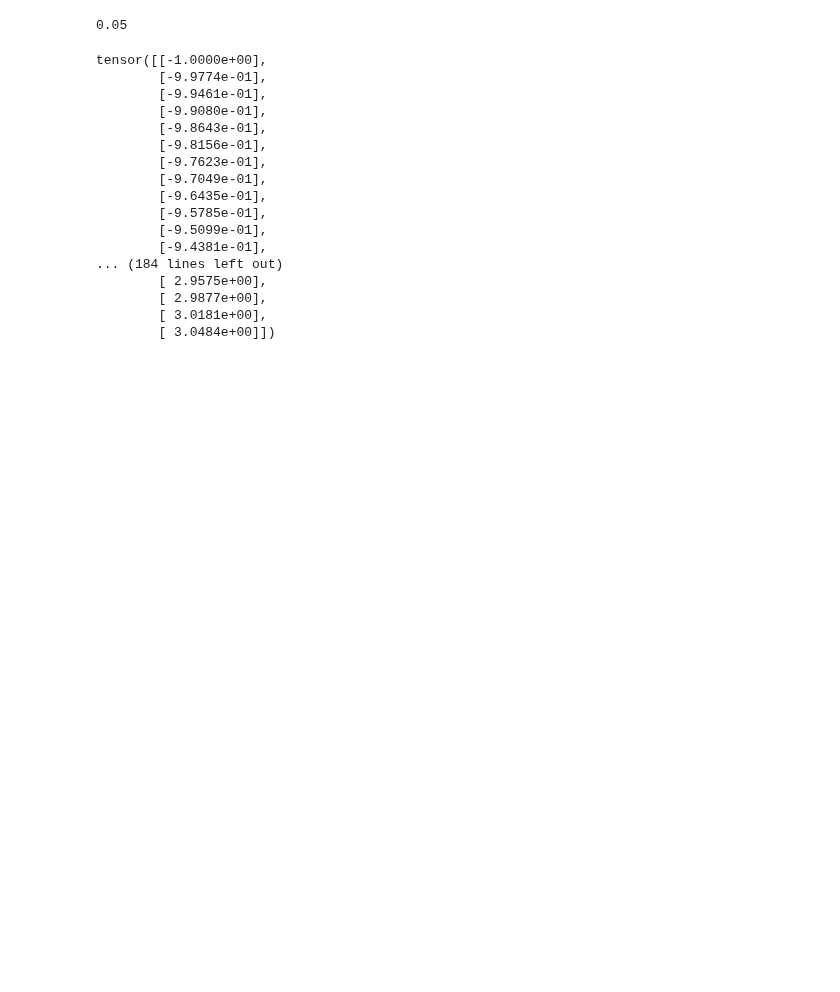
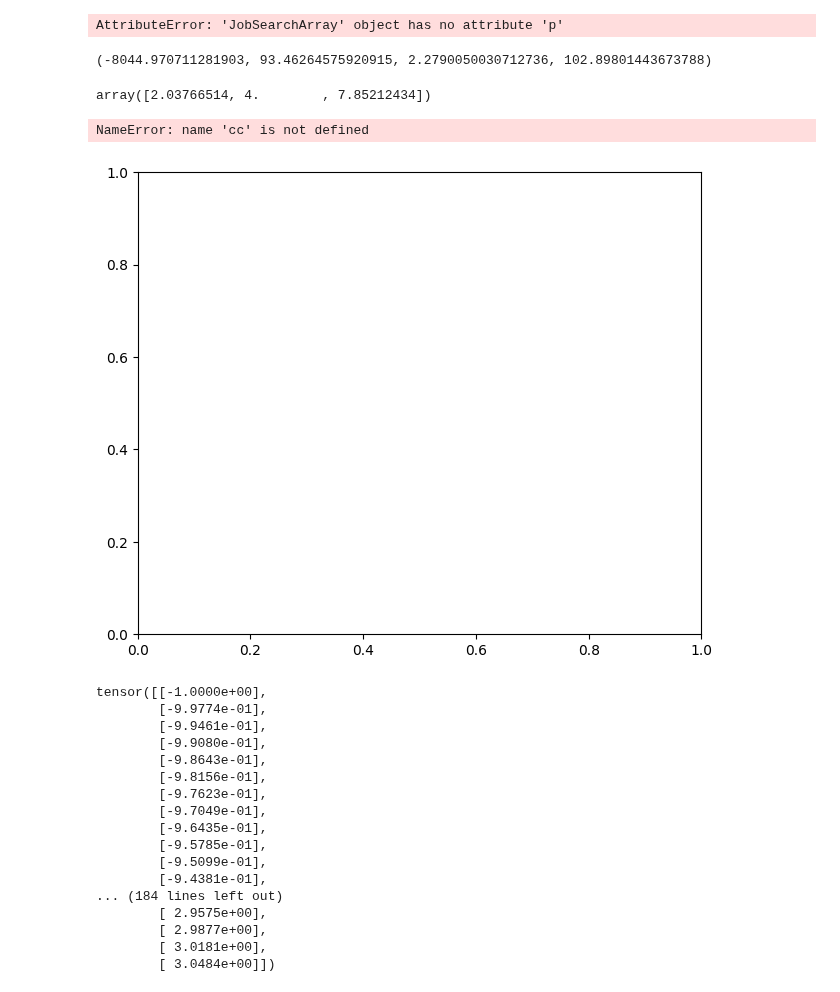
Before and after one commit to zalandru/Dynamic-Contracting-Multi-worker-Firm, a Jupyter notebook: cont_ap_ch/Neural Network.ipynb, the cells around one changed output. Saved outputs shown, nothing was run; the diff lists cells and outputs as text; code cells hidden in the pictures; blank space fills up the shorter version.

```diff
--- a/cont_ap_ch/Neural Network.ipynb
+++ b/cont_ap_ch/Neural Network.ipynb
@@ -75,11 +75,32 @@ class ValueFunctionNN(nn.Module):
     def forward(self, x):
         return self.model(x)
 # %%
-from ContinuousContract import ContinuousContract
-cc=ContinuousContract(p)
+from ContinuousContract_inv import ContinuousContract_inv
+cc=ContinuousContract_inv(p)
 cc.w_grid[0]
 # %% [output]
-0.05
+AttributeError: 'JobSearchArray' object has no attribute 'p'
+# %%
+cc_J,cc_W,_,cc_Jp = cc.J(1)
+# %%
+cc_J.min(),cc_J.max(),cc_W.min(),cc_W.max()
+# %% [output]
+(-8044.970711281903, 93.46264575920915, 2.2790050030712736, 102.89801443673788)
+# %%
+cc.fun_prod
+# %% [output]
+array([2.03766514, 4.        , 7.85212434])
+# %%
+    plt.figure(figsize=(16, 6))
+    plt.subplot(1,2,1)
+    plt.plot(cc.rho_grid, cc_Jp[p.z_0-1,:]+ cc.rho_grid[:] * cc_W[p.z_0-1,:], label = "VFI")
+    #Plot the policy functions
+    plt.subplot(1,2,2)
+    plt.plot(cc.rho_grid, cc_W[p.z_0-1,:], label = "VFI")
+    plt.show()
+# %% [output]
+NameError: name 'cc' is not defined
+[figure, added]
 # %%
 class FOCOptimizer:
     """
```
Also changed, not shown: 13 other files.
